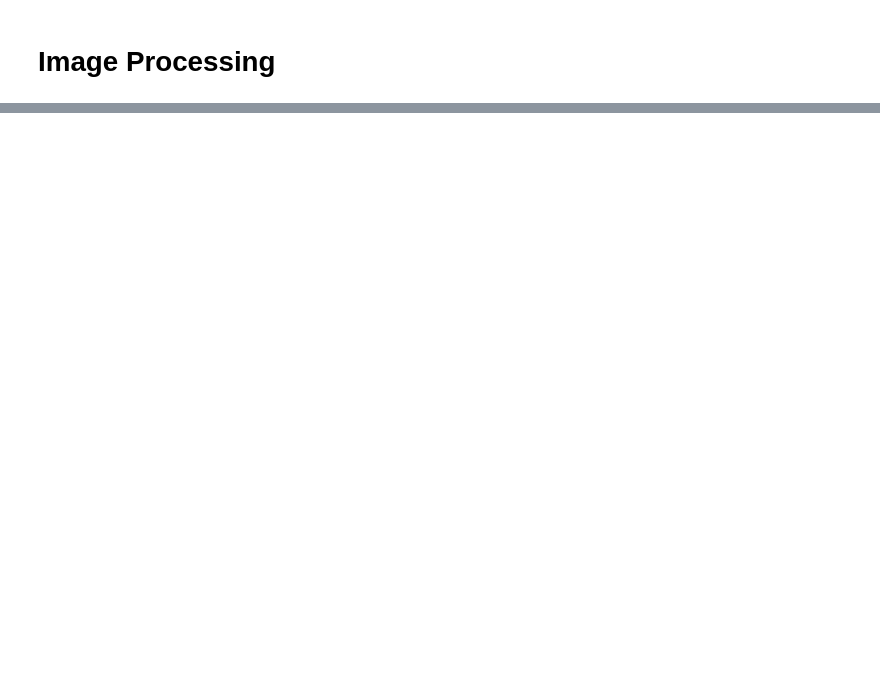
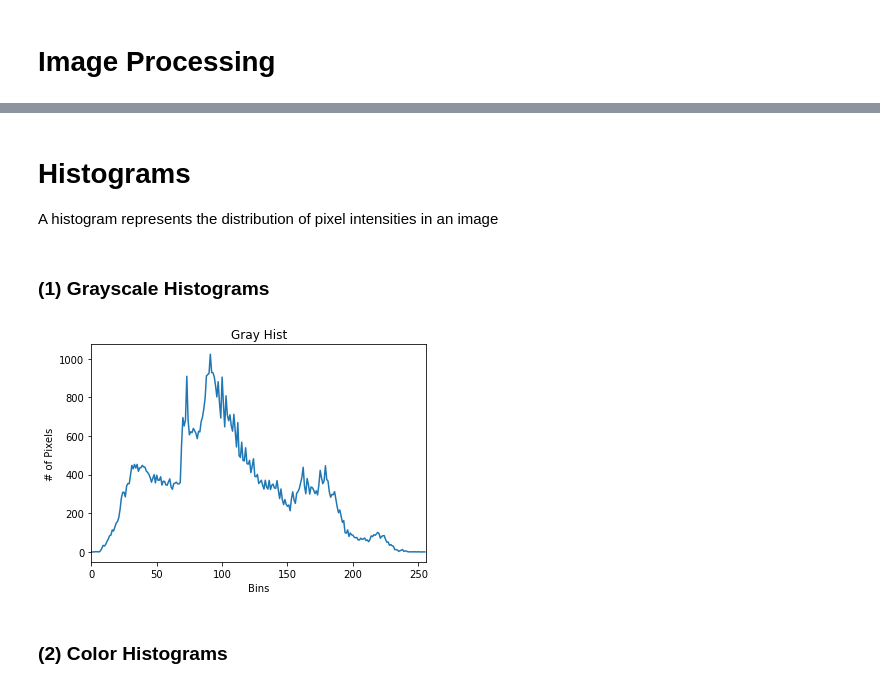
Before and after one commit to mgangster/Practical-Python-and-OpenCV, a Jupyter notebook: Practical Python and OpenCV.ipynb, the cells around one changed output, grey strips where cells are left out. Drawn from its saved outputs; the diff is of its cells as text; code cells hidden in the pictures; blank space fills up the shorter version.

```diff
--- a/Practical Python and OpenCV.ipynb
+++ b/Practical Python and OpenCV.ipynb
@@ -758,0 +276,30 @@ Coin #9
+# %% [markdown]
+# Histograms
+A histogram represents the distribution of pixel intensities in an image
+# %% [markdown]
+### (1) Grayscale Histograms
+# %%
+from matplotlib import pyplot as plt
+import cv2
+import numpy as np
+%matplotlib inline
+
+image_location = './images/beach.png'
+image = cv2.imread(image_location)
+image = cv2.cvtColor(image, cv2.COLOR_BGR2GRAY)
+cv2.imshow("Original", image)
+
+hist = cv2.calcHist([image], [0], None, [256], [0, 256])
+plt.title("Gray Hist")
+plt.xlabel("Bins")
+plt.ylabel("# of Pixels")
+plt.plot(hist)
+plt.xlim([0, 256])
+plt.show()
+
+cv2.waitKey(0)
+cv2.destroyAllWindows()
+# %% [output]
+[figure, added]
+# %% [markdown]
+### (2) Color Histograms
```
Also changed, not shown: parts of 64 cells of this notebook, 6 other files.
